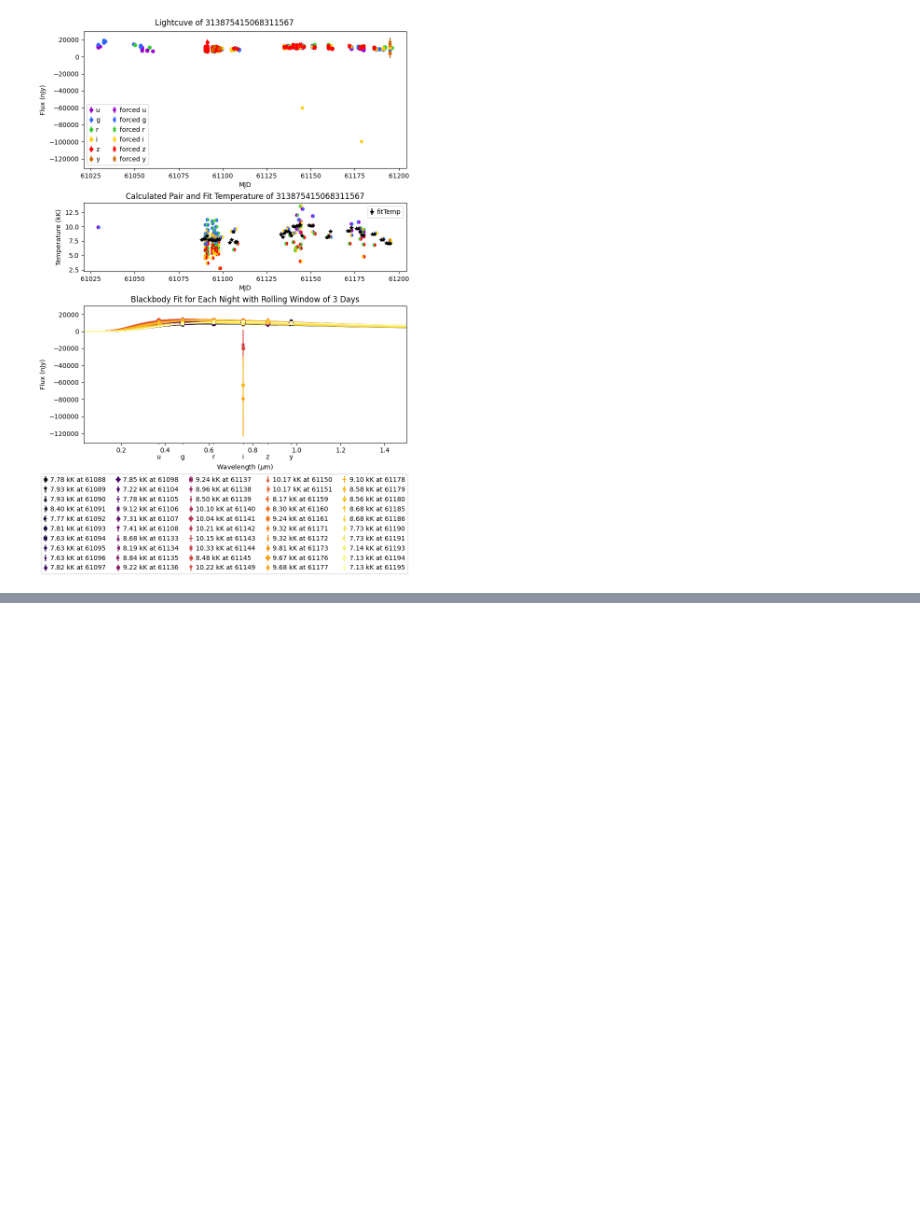
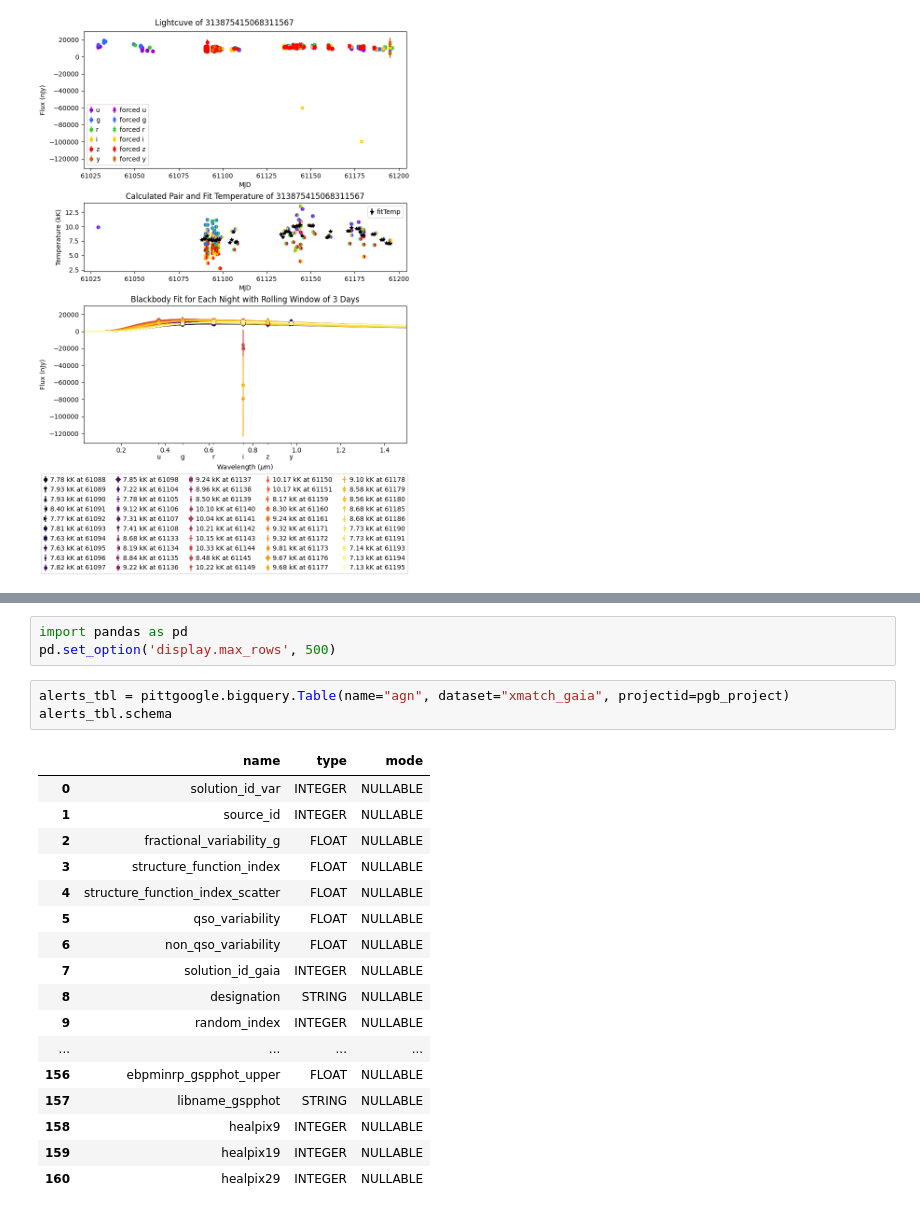
Before and after one commit to mwvgroup/pittgoogle-user-demos, a Jupyter notebook: other-examples/temperature_analysis.ipynb, the cells around one changed output, grey strips where cells are left out. Drawn from its saved outputs; the diff is of its cells as text; blank space fills up the shorter version.

```diff
--- a/other-examples/temperature_analysis.ipynb
+++ b/other-examples/temperature_analysis.ipynb
@@ -591,0 +615,24 @@ Fit Temperature Median: 8.530916908721387 kK
+# %%
+import pandas as pd
+pd.set_option('display.max_rows', 500)
+# %%
+alerts_tbl = pittgoogle.bigquery.Table(name="agn", dataset="xmatch_gaia", projectid=pgb_project)
+alerts_tbl.schema
+# %% [output]
+|  | name | type | mode |
+| 0 | solution_id_var | INTEGER | NULLABLE |
+| 1 | source_id | INTEGER | NULLABLE |
+| 2 | fractional_variability_g | FLOAT | NULLABLE |
+| 3 | structure_function_index | FLOAT | NULLABLE |
+| 4 | structure_function_index_scatter | FLOAT | NULLABLE |
+| 5 | qso_variability | FLOAT | NULLABLE |
+| 6 | non_qso_variability | FLOAT | NULLABLE |
+| 7 | solution_id_gaia | INTEGER | NULLABLE |
+| 8 | designation | STRING | NULLABLE |
+| 9 | random_index | INTEGER | NULLABLE |
+| ... | ... | ... | ... |
+| 156 | ebpminrp_gspphot_upper | FLOAT | NULLABLE |
+| 157 | libname_gspphot | STRING | NULLABLE |
+| 158 | healpix9 | INTEGER | NULLABLE |
+| 159 | healpix19 | INTEGER | NULLABLE |
+| 160 | healpix29 | INTEGER | NULLABLE |
```
Also changed, not shown: parts of 5 cells of this notebook, 6 other files.
